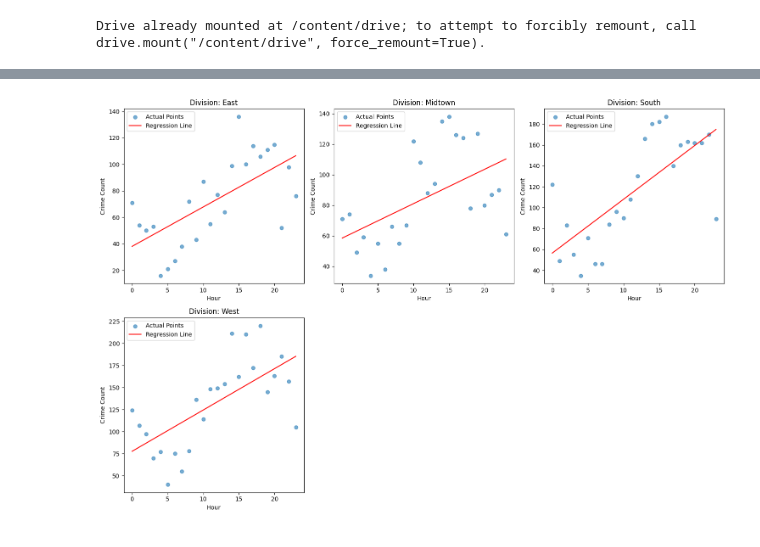
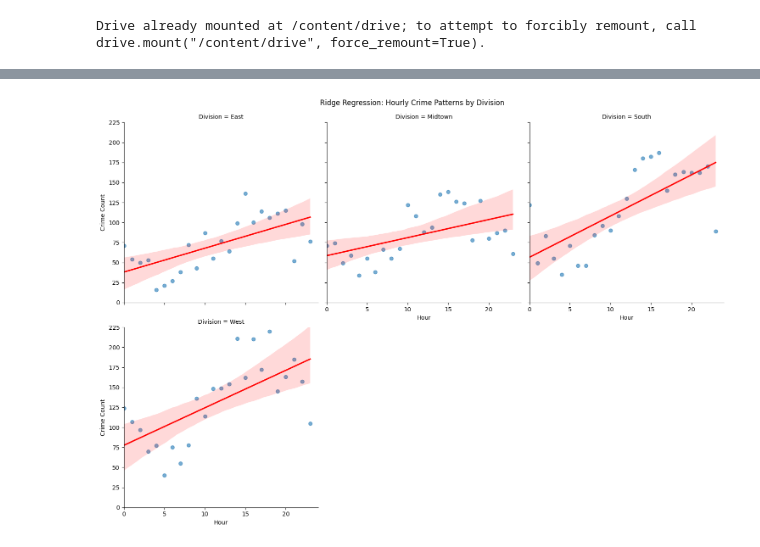
Before and after one commit to nathantebbs/tucson-crime-analysis, a Jupyter notebook: CSC_380_Final_Project.ipynb, the cells around one changed output, grey strips where cells are left out. Drawn from its saved outputs; the diff is of its cells as text; code cells hidden in the pictures.

```diff
--- a/CSC_380_Final_Project.ipynb
+++ b/CSC_380_Final_Project.ipynb
@@ -474,7 +367,7 @@ This section uses Ridge Regression to model and analyze crime counts by hour for
    - The model, features, target values, and predictions are stored for each division.
    - Scatter plots with regression lines are created to visualize the fit for each division.
 # %%
-# Load the data
+# Re-Load data
 reported_crime = pd.read_csv(
     "/content/drive/My Drive/datasets/Tucson_Police_Reported_Crimes.csv",
     parse_dates=["DateOccurred"],
@@ -488,99 +381,60 @@ arrests = pd.read_csv(
 )
 
 # Merge Data using their case id
+# Aggregate Crime Counts by Hour and Division
 merged_data = pd.merge(arrests,reported_crime, left_on='case_id', right_on='IncidentID', how='inner')
 merged_data['Hour'] = merged_data['TimeOccur'].apply(extract_hour)
 merged_data.dropna(subset=['Hour'], inplace=True)
-
-
-
-# Aggregate Crime Counts by Hour and Division
 crime_counts = merged_data.dropna(subset=['Division']).groupby(['Division', 'Hour']).size().reset_index(name='CrimeCount')
 
 # Initialize results storage
 division_results = {}
 
-# Group by Division (District)
-grouped_data = crime_counts.groupby('Division')
-
 # Multi-Ridge Regression for Each District
-for division, group in grouped_data:
+for division, group in crime_counts.groupby('Division'):
     if len(group) < 5:  # Skip divisions with too few data points
         continue
 
     # Features and target
     features = group[['Hour']]
     target = group['CrimeCount']
 
     # Train Ridge Regression
-    ridge_model = Ridge(alpha=1.0, random_state=42)  # Regularization strength
+    ridge_model = Ridge(alpha=1.0)  # Regularization strength
     ridge_model.fit(features, target)
 
     # Predict
     predictions = ridge_model.predict(features)
 
     # Store results
     division_results[division] = {
         'Model': ridge_model,
         'Features': features,
         'Target': target,
         'Predictions': predictions
     }
 
-# Plot Regression Line with Actual Points
-n_divisions = len(division_results)
-n_cols = 3
-n_rows = (n_divisions // n_cols) + (1 if n_divisions % n_cols else 0)
 
-fig, axes = plt.subplots(n_rows, n_cols, figsize=(15, n_rows * 5))
-axes = axes.flatten()
+# Plot Regression Line with Actual Points using FacetGrid
+g = sns.FacetGrid(
+    crime_counts,
+    col="Division",
+    col_wrap=3,  # Wrap columns after 3 plots
+    height=5,  # Height of each individual plot
+    aspect=1,  # Aspect ratio of each plot
+)
 
-for ax, (division, results) in zip(axes, division_results.items()):
-    # Evaluation
-    r2 = r2_score(target, predictions)
-    mae = mean_absolute_error(target, predictions)
-    mse = mean_squared_error(target, predictions)
+# Iterate through each subplot (Facet)
+g.map(sns.regplot, "Hour", "CrimeCount", scatter_kws={"alpha": 0.6}, line_kws={"color": "red"})
 
-    # Store metrics
-    division_results[division]['R2'] = r2
-    division_results[division]['MAE'] = mae
-    division_results[division]['MSE'] = mse
+# Set axis limits for comparability
+g.set(xlim=(0, 24), ylim=(0, crime_counts["CrimeCount"].max() + 5))
 
+# Add overall title and labels
+g.fig.suptitle("Ridge Regression: Hourly Crime Patterns by Division", y=1.02)
+g.set_axis_labels("Hour", "Crime Count")
 
-
-    features = results['Features']
-    target = results['Target']
-    predictions = results['Predictions']
-
-    # Plot actual points
-    ax.scatter(features, target, alpha=0.6, label='Actual Points')
-
-    # Plot regression line
-    sorted_indices = np.argsort(features['Hour'])
-    ax.plot(
-        features.iloc[sorted_indices],
-        predictions[sorted_indices],
-        color='red',
-        label='Regression Line'
-    )
-
-    ax.set_title(f'Division: {division}')
-    ax.set_xlabel('Hour')
-    ax.set_ylabel('Crime Count')
-    ax.legend()
-
-# Remove unused axes
-for ax in axes[len(division_results):]:
-    fig.delaxes(ax)
-
-plt.tight_layout()
+# Display the plot
 plt.show()
-
-for division, results in division_results.items():
-    print(f"Division: {division}")
-    print(f"  R² Score: {results['R2']:.2f}")
-    print(f"  MAE: {results['MAE']:.2f}")
-    print(f"  MSE: {results['MSE']:.2f}")
-    print()
 # %% [output]
-[figure, old version]
+[figure, new version]
```
Also changed, not shown: parts of 18 cells of this notebook.
